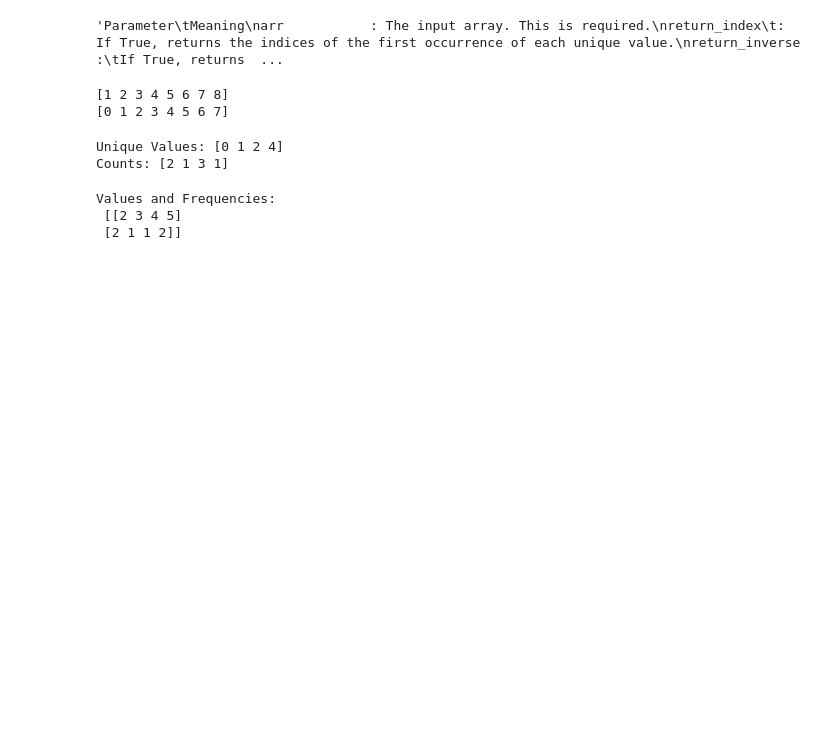
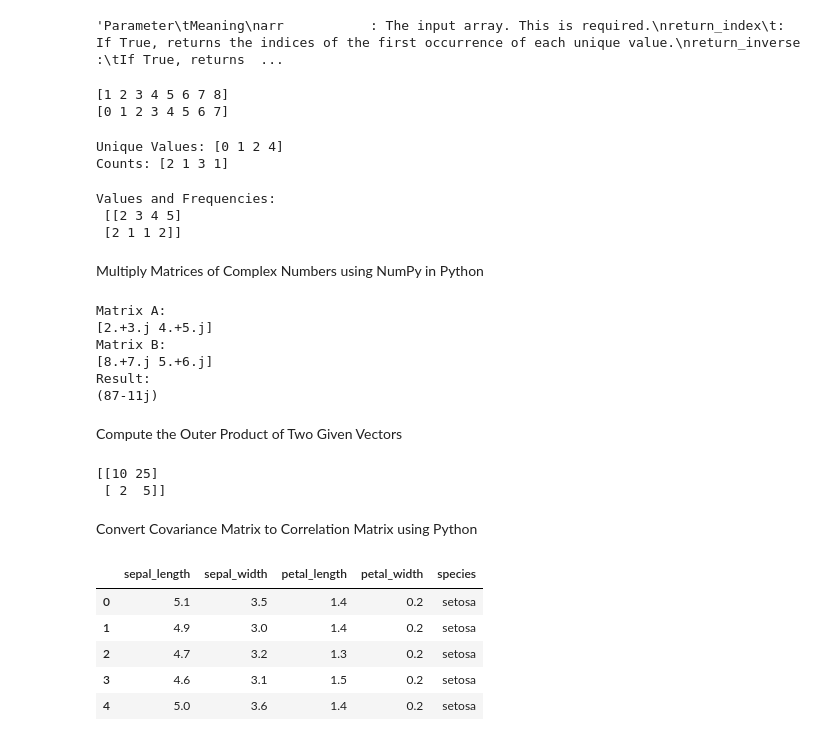
Before and after one commit to SUCCESSneeded/numpy-100, a Jupyter notebook: NUMPY.ipynb, the cells around one changed output. Cells and saved outputs as stored; diff of their text form; code cells hidden in the pictures; blank space fills up the shorter version.

```diff
--- a/NUMPY.ipynb
+++ b/NUMPY.ipynb
@@ -721,3 +721,53 @@ Values and Frequencies:
  [2 1 1 2]]
 # %%
 # collections.Counter()
+# %% [markdown]
+Multiply Matrices of Complex Numbers using NumPy in Python
+# %%
+# numpy.vdot(a, b)
+
+x = np.array([2+3j, 4+5j])
+print("Matrix A:")
+print(x)
+
+y = np.array([8+7j, 5+6j])
+print("Matrix B:")
+print(y)
+
+z = np.vdot(x, y)
+print("Result:")
+print(z)
+# %% [output]
+Matrix A:
+[2.+3.j 4.+5.j]
+Matrix B:
+[8.+7.j 5.+6.j]
+Result:
+(87-11j)
+# %% [markdown]
+Compute the Outer Product of Two Given Vectors
+# %%
+# numpy.outer(a, b, out=None)
+# multiplies each element of 1st with 2nd
+a = np.array([5, 1])
+b = np.array([2, 5])
+res = np.outer(a, b)
+print(res)
+
+#two 2x2 matrices are flattened automatically and the outer product is computed.
+# %% [output]
+[[10 25]
+ [ 2  5]]
+# %% [markdown]
+Convert Covariance Matrix to Correlation Matrix using Python
+# %%
+import seaborn as sns
+iris=sns.load_dataset("iris")
+iris.head()
+# %% [output]
+|  | sepal_length | sepal_width | petal_length | petal_width | species |
+| 0 | 5.1 | 3.5 | 1.4 | 0.2 | setosa |
+| 1 | 4.9 | 3.0 | 1.4 | 0.2 | setosa |
+| 2 | 4.7 | 3.2 | 1.3 | 0.2 | setosa |
+| 3 | 4.6 | 3.1 | 1.5 | 0.2 | setosa |
+| 4 | 5.0 | 3.6 | 1.4 | 0.2 | setosa |
```
Also changed, not shown: parts of 1 cell of this notebook.
